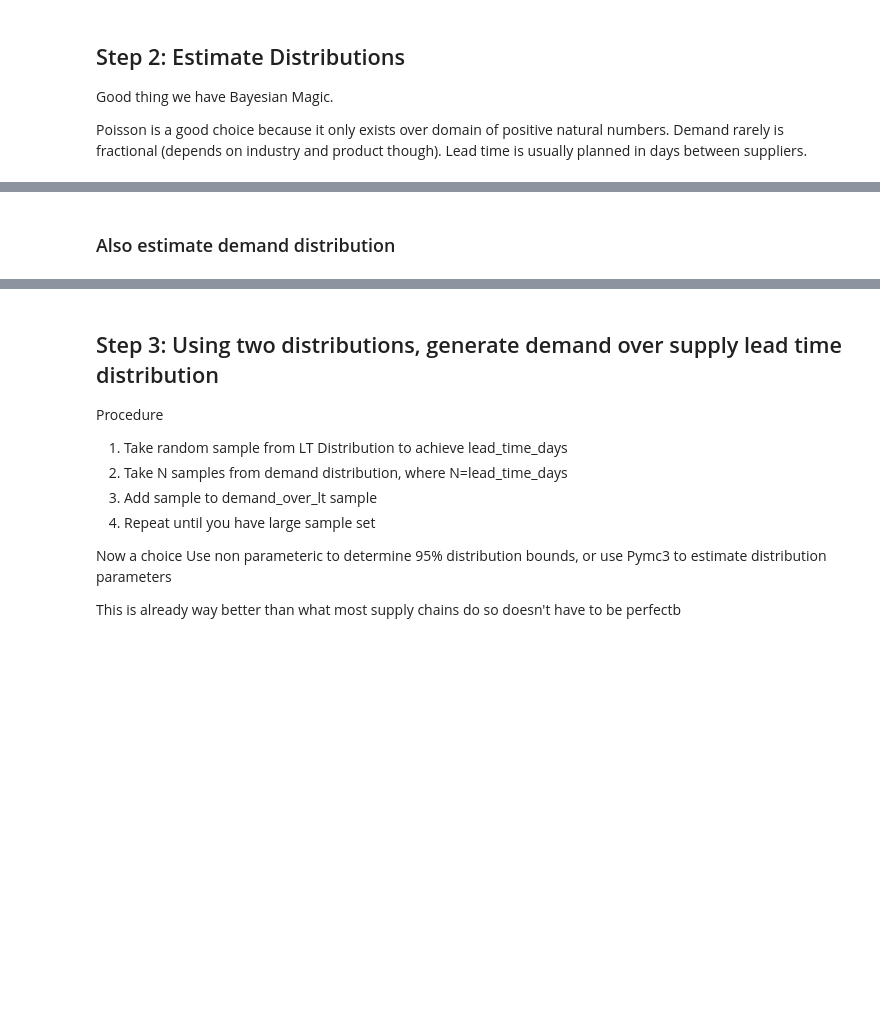
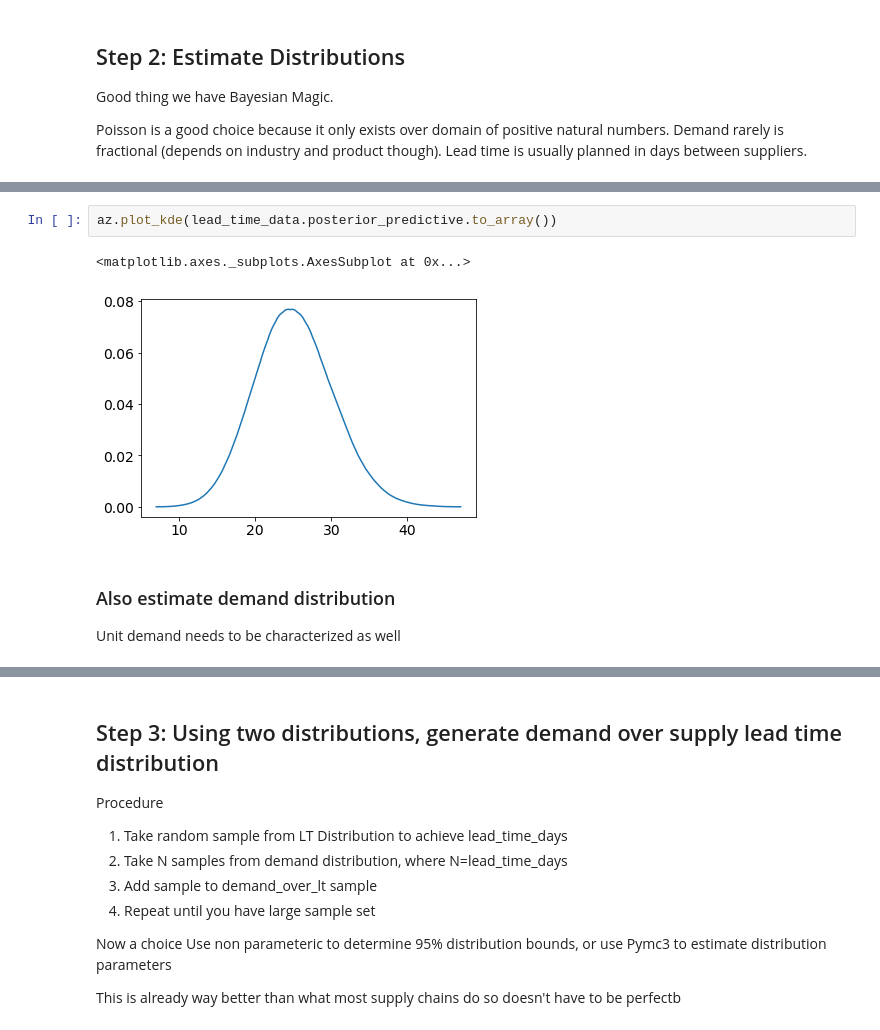
Before and after one commit to canyon289/ProbabilityResources, a Jupyter notebook: SupplyChainBlogPost.ipynb, the cells around one changed output, grey strips where cells are left out. Drawn from its saved outputs; the diff is of its cells as text; blank space fills up the shorter version.

```diff
--- a/SupplyChainBlogPost.ipynb
+++ b/SupplyChainBlogPost.ipynb
@@ -51,2 +54,8 @@ array([<matplotlib.axes._subplots.AxesSubplot object at 0x...>],
+# %%
+az.plot_kde(lead_time_data.posterior_predictive.to_array())
+# %% [output]
+<matplotlib.axes._subplots.AxesSubplot at 0x...>
+[figure, added]
 # %% [markdown]
 ### Also estimate demand distribution
+Unit demand needs to be characterized as well
```
Also changed, not shown: parts of 13 cells of this notebook.
